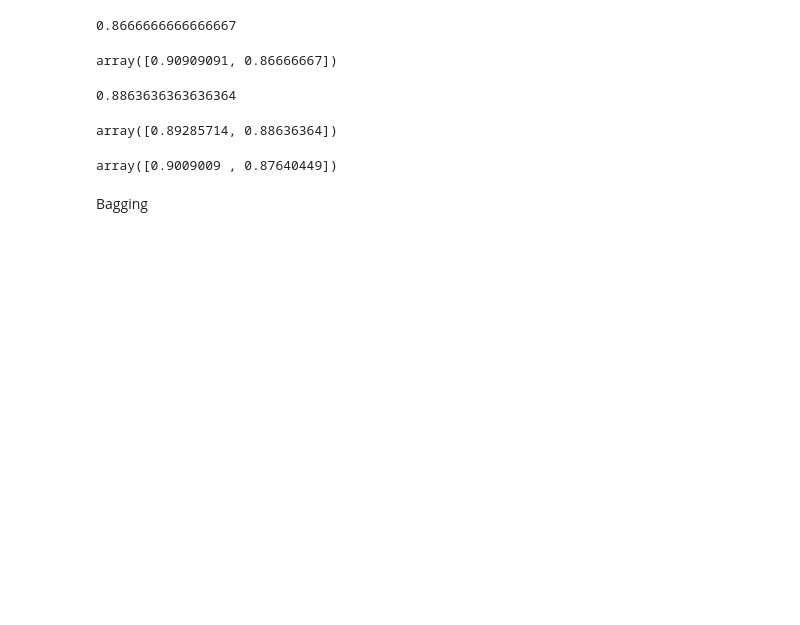
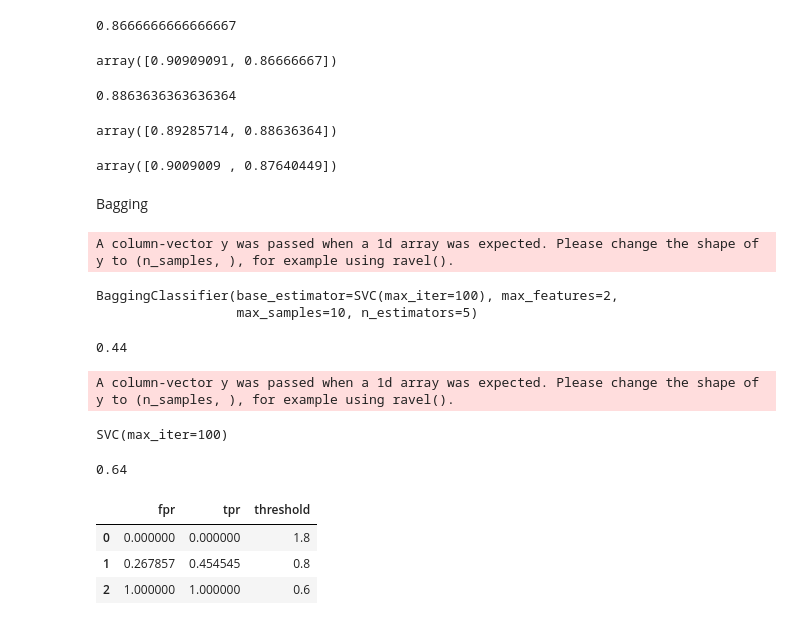
Before and after one commit to camulro/IA, a Jupyter notebook: ML_Exercises.ipynb, the cells around one changed output. Drawn from its saved outputs; the diff is of its cells as text; code cells hidden in the pictures; blank space fills up the shorter version.

```diff
--- a/ML_Exercises.ipynb
+++ b/ML_Exercises.ipynb
@@ -108,0 +112,43 @@ Bagging
+# %%
+base_estimator = SVC(max_iter=100)
+model = BaggingClassifier(base_estimator, n_estimators=5, max_samples=10, max_features=2)
+# %%
+model.fit(X_train, y_train)
+# %% [output]
+A column-vector y was passed when a 1d array was expected. Please change the shape of y to (n_samples, ), for example using ravel().
+BaggingClassifier(base_estimator=SVC(max_iter=100), max_features=2,
+                  max_samples=10, n_estimators=5)
+# %%
+model.score(X_test, y_test)
+# %% [output]
+0.44
+# %%
+base_estimator.fit(X_train, y_train)
+# %% [output]
+A column-vector y was passed when a 1d array was expected. Please change the shape of y to (n_samples, ), for example using ravel().
+SVC(max_iter=100)
+# %%
+base_estimator.score(X_test, y_test)
+# %% [output]
+0.64
+# %%
+#curva roc
+from sklearn.metrics import roc_curve, roc_auc_score
+import plotly.express as px
+
+new_probs = []
+for value in y_test['sex']:
+  if value == "Male":
+    new_probs.append(1.0)
+  else:
+    new_probs.append(0.0)
+
+fpr, tpr, thresholds = roc_curve(new_probs, list(model.predict_proba(X_test)[:,1]), drop_intermediate=False)
+df_roc = pd.DataFrame({'fpr':fpr, 'tpr':tpr, 'threshold':thresholds})
+# %%
+df_roc
+# %% [output]
+|  | fpr | tpr | threshold |
+| 0 | 0.000000 | 0.000000 | 1.8 |
+| 1 | 0.267857 | 0.454545 | 0.8 |
+| 2 | 1.000000 | 1.000000 | 0.6 |
```
Also changed, not shown: parts of 3 cells of this notebook.
